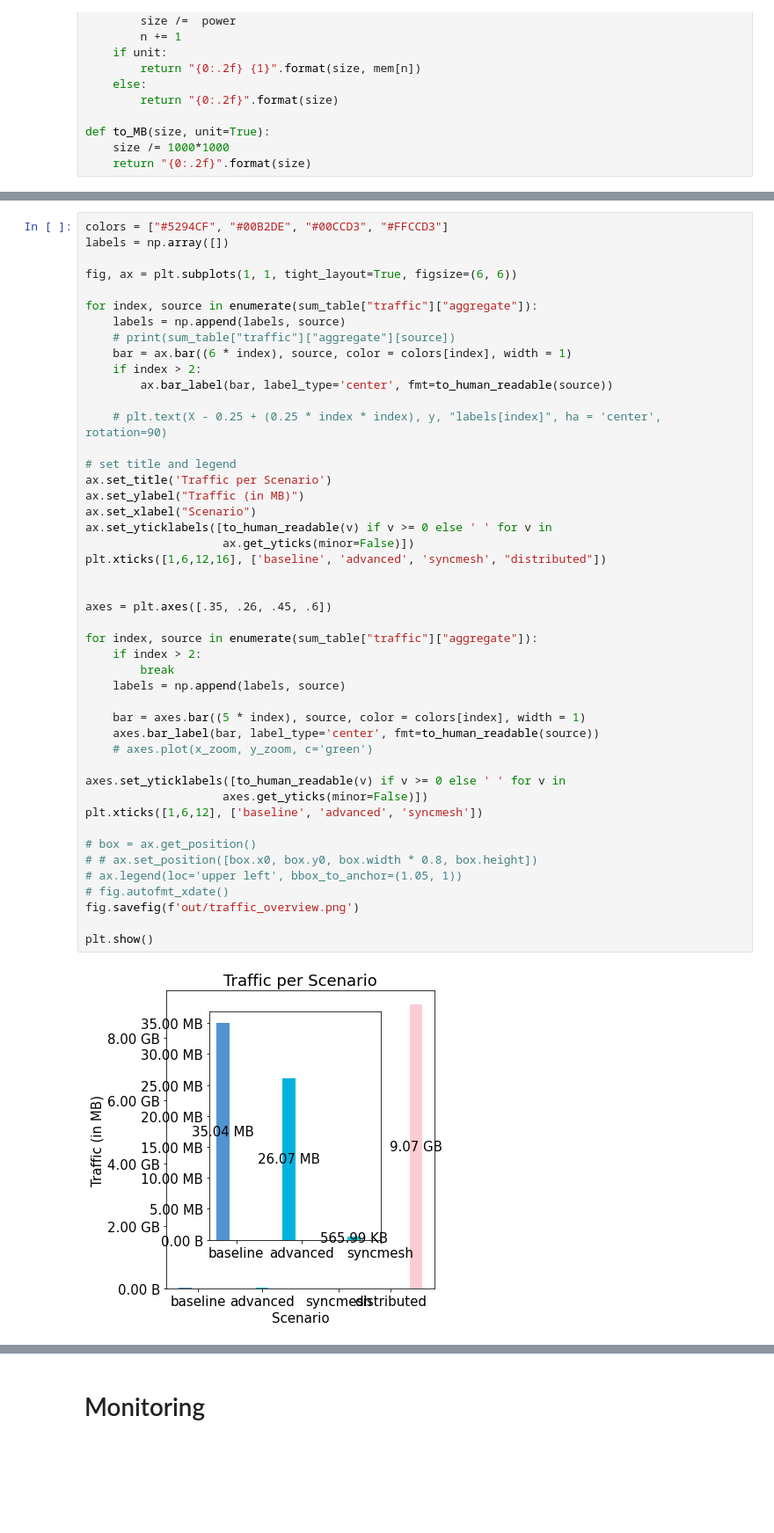
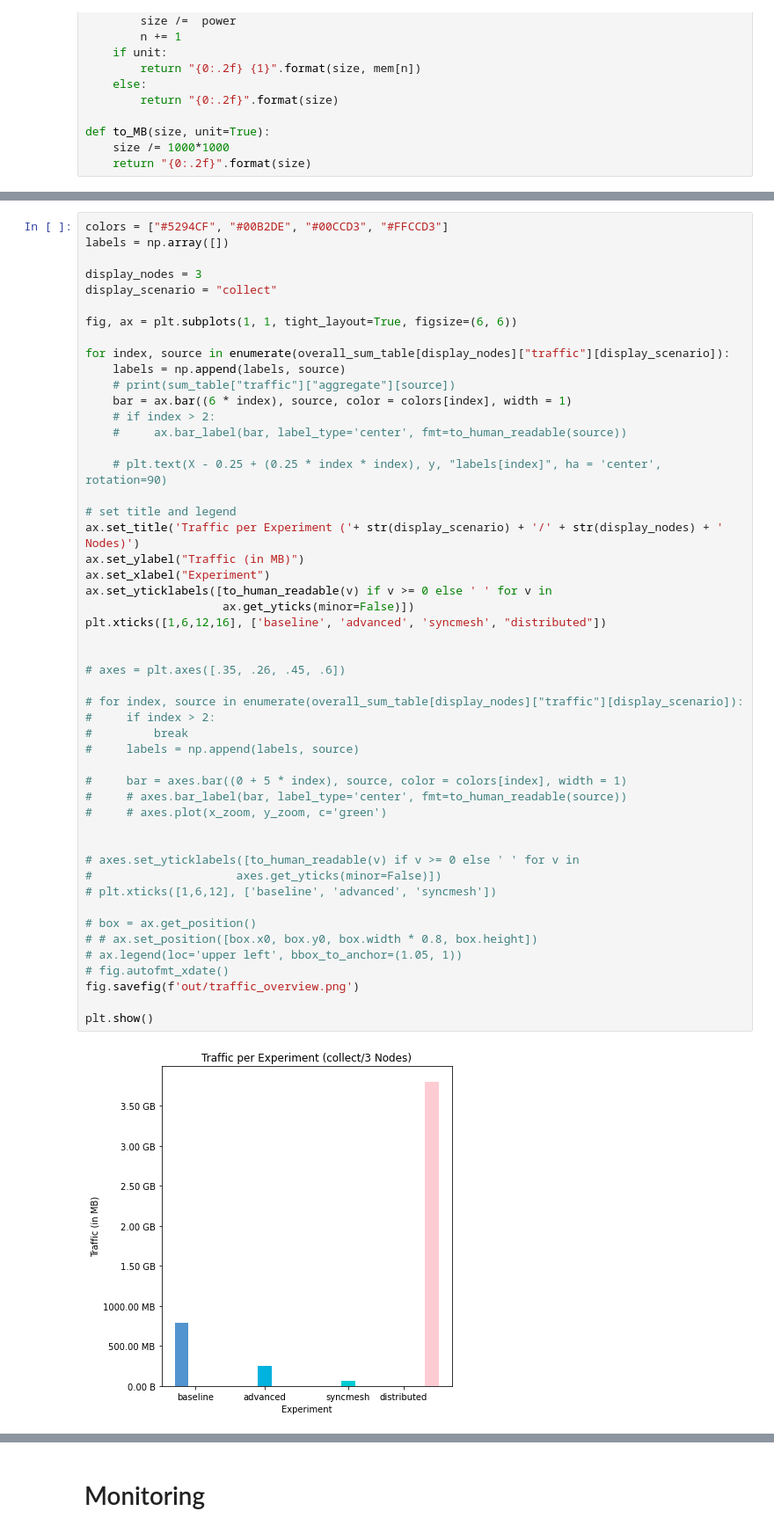
Before and after one commit to dos-group/syncmesh, a Jupyter notebook: evaluation/04_Compare.ipynb, the cells around one changed output, grey strips where cells are left out. Shown at 88% size. Cells and saved outputs as stored; diff of their text form; blank space fills up the shorter version.

```diff
--- a/evaluation/04_Compare.ipynb
+++ b/evaluation/04_Compare.ipynb
@@ -443,50 +441,54 @@ for experiment in ["aggregate", "collect"]:
 colors = ["#5294CF", "#00B2DE", "#00CCD3", "#FFCCD3"]
 labels = np.array([])
 
+display_nodes = 3
+display_scenario = "collect"
+
 fig, ax = plt.subplots(1, 1, tight_layout=True, figsize=(6, 6))
 
-for index, source in enumerate(sum_table["traffic"]["aggregate"]):
+for index, source in enumerate(overall_sum_table[display_nodes]["traffic"][display_scenario]):
     labels = np.append(labels, source)
     # print(sum_table["traffic"]["aggregate"][source])
     bar = ax.bar((6 * index), source, color = colors[index], width = 1)
-    if index > 2:
-        ax.bar_label(bar, label_type='center', fmt=to_human_readable(source))
+    # if index > 2:
+    #     ax.bar_label(bar, label_type='center', fmt=to_human_readable(source))
 
     # plt.text(X - 0.25 + (0.25 * index * index), y, "labels[index]", ha = 'center',  rotation=90)
 
 # set title and legend
-ax.set_title('Traffic per Scenario')
+ax.set_title('Traffic per Experiment ('+ str(display_scenario) + '/' + str(display_nodes) + ' Nodes)')
 ax.set_ylabel("Traffic (in MB)")
-ax.set_xlabel("Scenario")
+ax.set_xlabel("Experiment")
 ax.set_yticklabels([to_human_readable(v) if v >= 0 else ' ' for v in
                     ax.get_yticks(minor=False)])
 plt.xticks([1,6,12,16], ['baseline', 'advanced', 'syncmesh', "distributed"])
 
 
-axes = plt.axes([.35, .26, .45, .6])
+# axes = plt.axes([.35, .26, .45, .6])
 
-for index, source in enumerate(sum_table["traffic"]["aggregate"]):
-    if index > 2:
-        break
-    labels = np.append(labels, source)
+# for index, source in enumerate(overall_sum_table[display_nodes]["traffic"][display_scenario]):
+#     if index > 2:
+#         break
+#     labels = np.append(labels, source)
 
-    bar = axes.bar((5 * index), source, color = colors[index], width = 1)
-    axes.bar_label(bar, label_type='center', fmt=to_human_readable(source))
-    # axes.plot(x_zoom, y_zoom, c='green')
+#     bar = axes.bar((0 + 5 * index), source, color = colors[index], width = 1)
+#     # axes.bar_label(bar, label_type='center', fmt=to_human_readable(source))
+#     # axes.plot(x_zoom, y_zoom, c='green')
 
-axes.set_yticklabels([to_human_readable(v) if v >= 0 else ' ' for v in
-                    axes.get_yticks(minor=False)])
-plt.xticks([1,6,12], ['baseline', 'advanced', 'syncmesh'])
+
+# axes.set_yticklabels([to_human_readable(v) if v >= 0 else ' ' for v in
+#                     axes.get_yticks(minor=False)])
+# plt.xticks([1,6,12], ['baseline', 'advanced', 'syncmesh'])
 
 # box = ax.get_position()
 # # ax.set_position([box.x0, box.y0, box.width * 0.8, box.height])
 # ax.legend(loc='upper left', bbox_to_anchor=(1.05, 1))
 # fig.autofmt_xdate()
 fig.savefig(f'out/traffic_overview.png')
 
 plt.show()
 # %% [output]
-[figure, old version]
+[figure, new version]
 # %%
 fig, ax = plt.subplots(1, 1, figsize=(15, 6))
 
```
Also changed, not shown: parts of 15 cells of this notebook.
